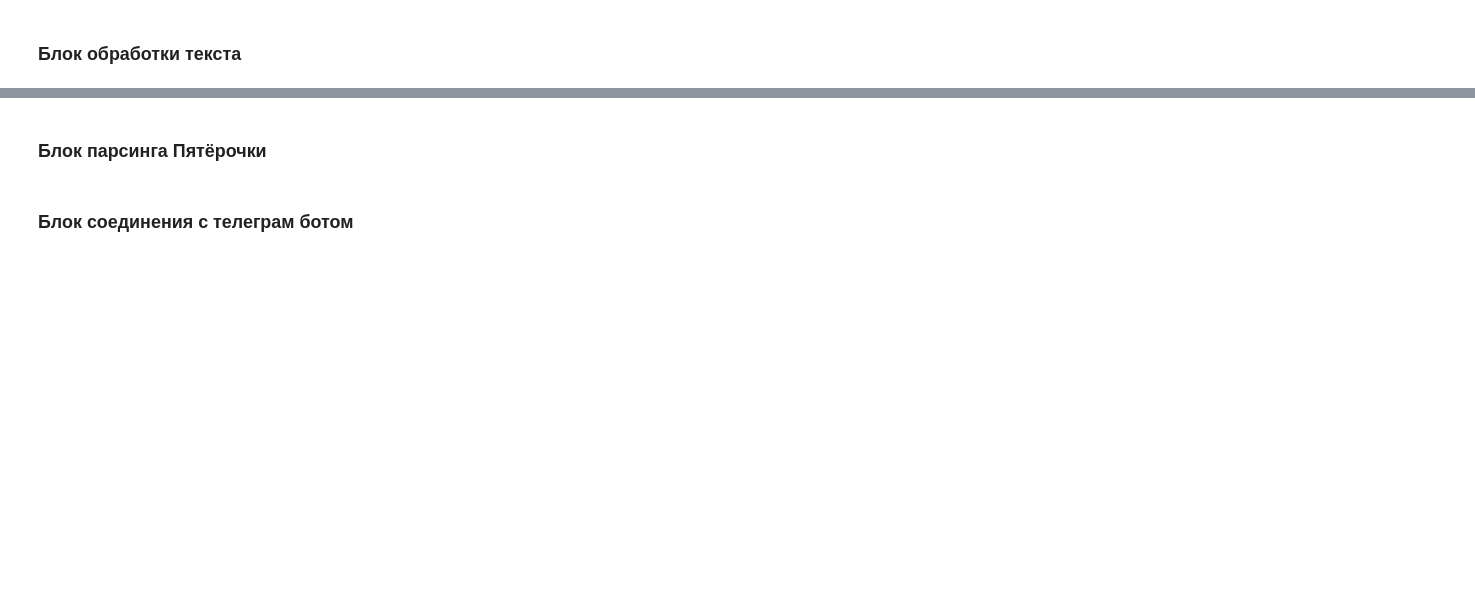
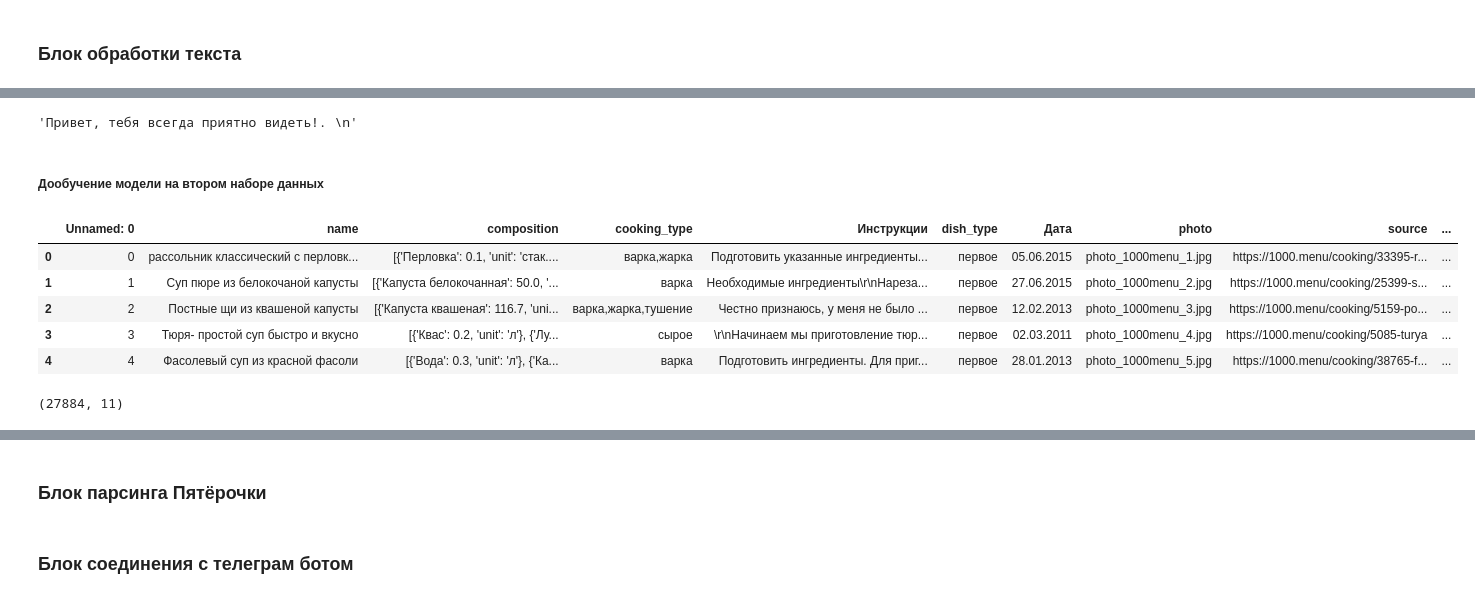
Before and after one commit to AlekseyZhilin/Aleksey_educ_bot, a Jupyter notebook: Aleksey_educ_bot.ipynb, the cells around one changed output, grey strips where cells are left out. Saved outputs shown, nothing was run; the diff lists cells and outputs as text; code cells hidden in the pictures; blank space fills up the shorter version.

```diff
--- a/Aleksey_educ_bot.ipynb
+++ b/Aleksey_educ_bot.ipynb
@@ -59,3 +83,13 @@ def preprocess_txt(input_txt):
     txt = [morpher.parse(i.lower())[0].normal_form for i in txt]
     txt = [i for i in txt if i not in stop_words and i != ""]
     return txt
+# %%
+# Пути к данным
+path_otvety = '/content/drive/MyDrive/Otvety.txt'
+path_prepared_answers = '/content/drive/MyDrive/prepared_answers.txt'
+path_model = '/content/drive/MyDrive/ft_model'
+path_index = '/content/drive/MyDrive/speaker.ann'
+path_index_speaker = '/content/drive/MyDrive/index_speaker.pkl'
+path_recepies = '/content/drive/MyDrive/recepies.csv'
+path_index_recepies_ann = '/content/drive/MyDrive/recepies.ann'
+path_index_recepies = '/content/drive/MyDrive/recepies.pkl'
@@ -61,0 +197,9 @@ def preprocess_txt(input_txt):
+# %%
+# Тест модели для болтанки
+vect_ft = embed_txt(preprocess_txt('привет'), {}, 1)
+ft_index_val, distances = ft_index.get_nns_by_vector(vect_ft, 1, include_distances=True)
+index_map[ft_index_val[0]]
+# %% [output]
+'Привет, тебя всегда приятно видеть!. \n'
+# %% [markdown]
+##### Дообучение модели на втором наборе данных
@@ -61,0 +215,14 @@ def preprocess_txt(input_txt):
+# %%
+rec_data = pd.read_csv(path_recepies)
+rec_data.head()
+# %% [output]
+|  | Unnamed: 0 | name | composition | cooking_type | Инструкции | dish_type | Дата | photo | source | ... |
+| 0 | 0 | рассольник классический с перловк... | [{'Перловка': 0.1, 'unit': 'стак.... | варка,жарка | Подготовить указанные ингредиенты... | первое | 05.06.2015 | photo_1000menu_1.jpg | https://1000.menu/cooking/33395-r... | ... |
+| 1 | 1 | Суп пюре из белокочаной капусты | [{'Капуста белокочанная': 50.0, '... | варка | Необходимые ингредиенты\r\nНареза... | первое | 27.06.2015 | photo_1000menu_2.jpg | https://1000.menu/cooking/25399-s... | ... |
+| 2 | 2 | Постные щи из квашеной капусты | [{'Капуста квашеная': 116.7, 'uni... | варка,жарка,тушение | Честно признаюсь, у меня не было ... | первое | 12.02.2013 | photo_1000menu_3.jpg | https://1000.menu/cooking/5159-po... | ... |
+| 3 | 3 | Тюря- простой суп быстро и вкусно | [{'Квас': 0.2, 'unit': 'л'}, {'Лу... | сырое | \r\nНачинаем мы приготовление тюр... | первое | 02.03.2011 | photo_1000menu_4.jpg | https://1000.menu/cooking/5085-turya | ... |
+| 4 | 4 | Фасолевый суп из красной фасоли | [{'Вода': 0.3, 'unit': 'л'}, {'Ка... | варка | Подготовить ингредиенты. Для приг... | первое | 28.01.2013 | photo_1000menu_5.jpg | https://1000.menu/cooking/38765-f... | ... |
+# %%
+rec_data.shape
+# %% [output]
+(27884, 11)
```
Also changed, not shown: parts of 35 cells of this notebook.
